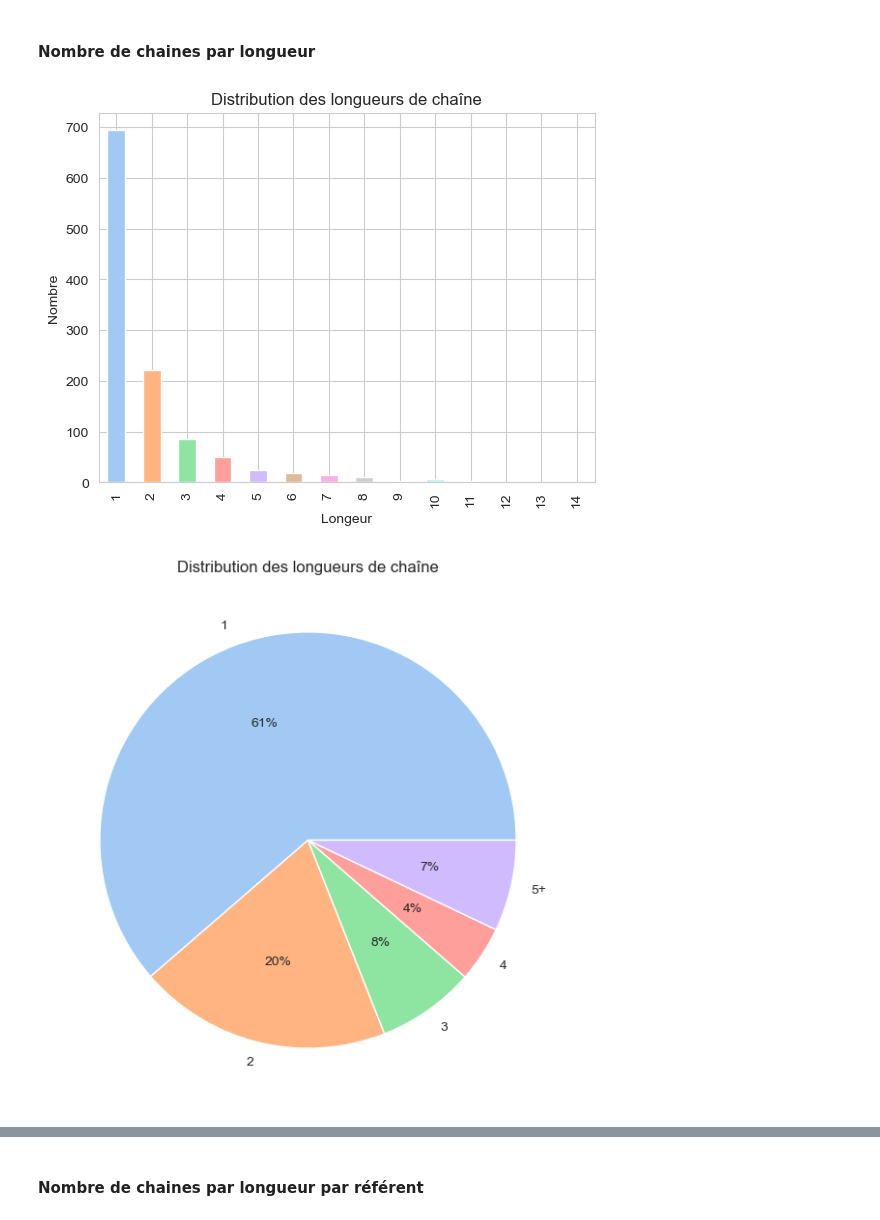
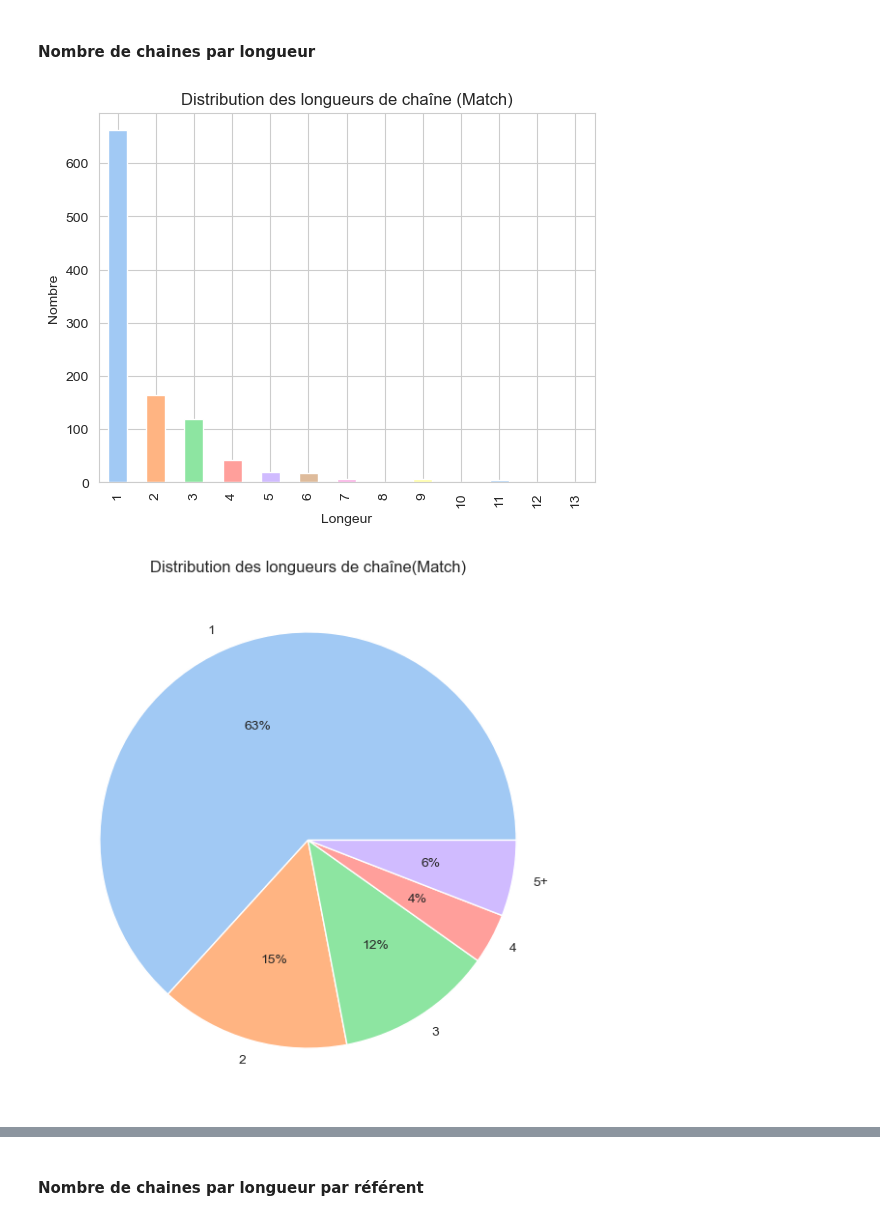
Before and after one commit to gboye/AMBK-SportsCom, a Jupyter notebook: Chaines/Chaines-Stats.ipynb, the cells around one changed output, grey strips where cells are left out. Cells and saved outputs as stored; diff of their text form; code cells hidden in the pictures.

```diff
--- a/Chaines/Chaines-Stats.ipynb
+++ b/Chaines/Chaines-Stats.ipynb
@@ -9,7 +9,10 @@ sns.set_style("whitegrid")
 # rep="/Users/gilles/Downloads/Traitements_GB/"
 rep="/Users/gilles/Github/AMBK-SportsCom/Chaines/Traitements_GB/"
 match="FrNz"
+match="FrAr"
 nFile=match+"-RefSynTour.xlsx"
+
+writer = pd.ExcelWriter(rep+match+"-Stats-RefSynTour.xlsx", engine="xlsxwriter")
 # %%
 df=pd.read_excel(rep+nFile,index_col=0)
 df.head()
@@ -58,0 +65,4 @@ pb 40, pb 104, pb 106, pb 142, pb 167, pb 179, pb 210, pb 226, pb 231, pb 247, p
+# %%
+chaines,lChaines=extractChaines(df,mt=[1,2])
+chainesM1,lChainesM1=extractChaines(df,mt=[1])
+chainesM2,lChainesM2=extractChaines(df,mt=[2])
@@ -66,0 +89,7 @@ colors = sns.color_palette('pastel',n_colors=maxLChaines)
+# %%
+sM1=pd.Series(lChainesM1).sort_index()
+sM2=pd.Series(lChainesM2).sort_index()
+dfDistLong=pd.DataFrame([sM1,sM2]).T
+dfDistLong.columns="MT1 MT2".split(" ")
+dfDistLong["Match"]=dfDistLong.MT1+dfDistLong.MT2
+dfDistLong
@@ -68,18 +112,23 @@ colors = sns.color_palette('pastel',n_colors=maxLChaines)
 #### Nombre de chaines par longueur
 # %%
 pieCut=4
-dfDistLong=pd.DataFrame.from_dict(lChaines,orient="index").sort_index().iloc[0:]
+col=2
+# dfDistLong=pd.DataFrame.from_dict(lChaines,orient="index").sort_index().iloc[0:]
 dfDistLong.name="Longueur de chaine"
-dfDistLong.plot.bar(y=0,color=colors,ylabel="Nombre",xlabel="Longeur",title="Distribution des longueurs de chaîne",legend=False)
-plt.savefig("JE-BP-LongChaines-%s.pdf"%match)
+dfDistLong.plot.bar(y=col,
+                    color=colors,
+                    ylabel="Nombre",xlabel="Longeur",
+                    title="Distribution des longueurs de chaîne (%s)"%dfDistLong.columns[col],
+                    legend=False)
+plt.savefig("JE-BP-LongChaines-%s.pdf"%match,bbox_inches="tight")
 dfTemp=dfDistLong[:pieCut].copy()
-autres=dfDistLong[pieCut:].sum()
+autres=pd.DataFrame(dfDistLong[pieCut:].sum()).T
 autres.index=["%d+"%(pieCut+1)]
 dfTemp=pd.concat([dfTemp,autres])
-ax=dfTemp.plot.pie(y=0,colors=colors, autopct='%.0f%%',title="Distribution des longueurs de chaîne",figsize=(7,7),legend=False)
+ax=dfTemp.plot.pie(y=0,colors=colors, autopct='%.0f%%',title="Distribution des longueurs de chaîne(%s)"%dfDistLong.columns[col],figsize=(7,7),legend=False)
 ax.set_ylabel(None)
-dfTemp.to_excel("DistLongChaine-%s.xlsx"%match)
-plt.savefig("JE-PC-LongChaines-%s.pdf"%match)
+# dfTemp.to_excel("DistLongChaine-%s.xlsx"%match)
+plt.savefig("JE-PC-LongChaines-%s.pdf"%match,bbox_inches="tight")
 # %% [output]
-[figure, old version]
+[figure, new version]
-[figure, old version]
+[figure, new version]
```
Also changed, not shown: parts of 59 cells of this notebook, 5 other files.
